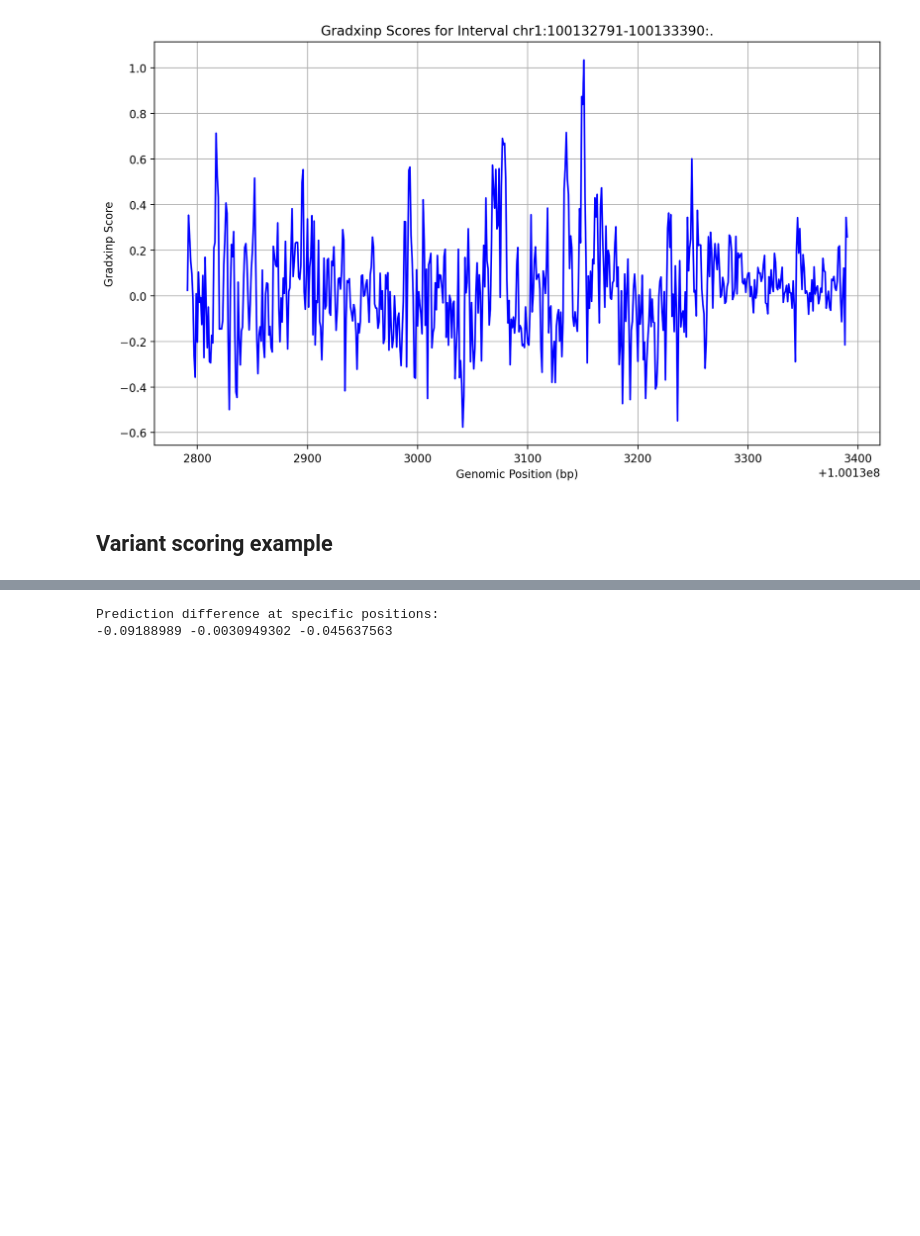
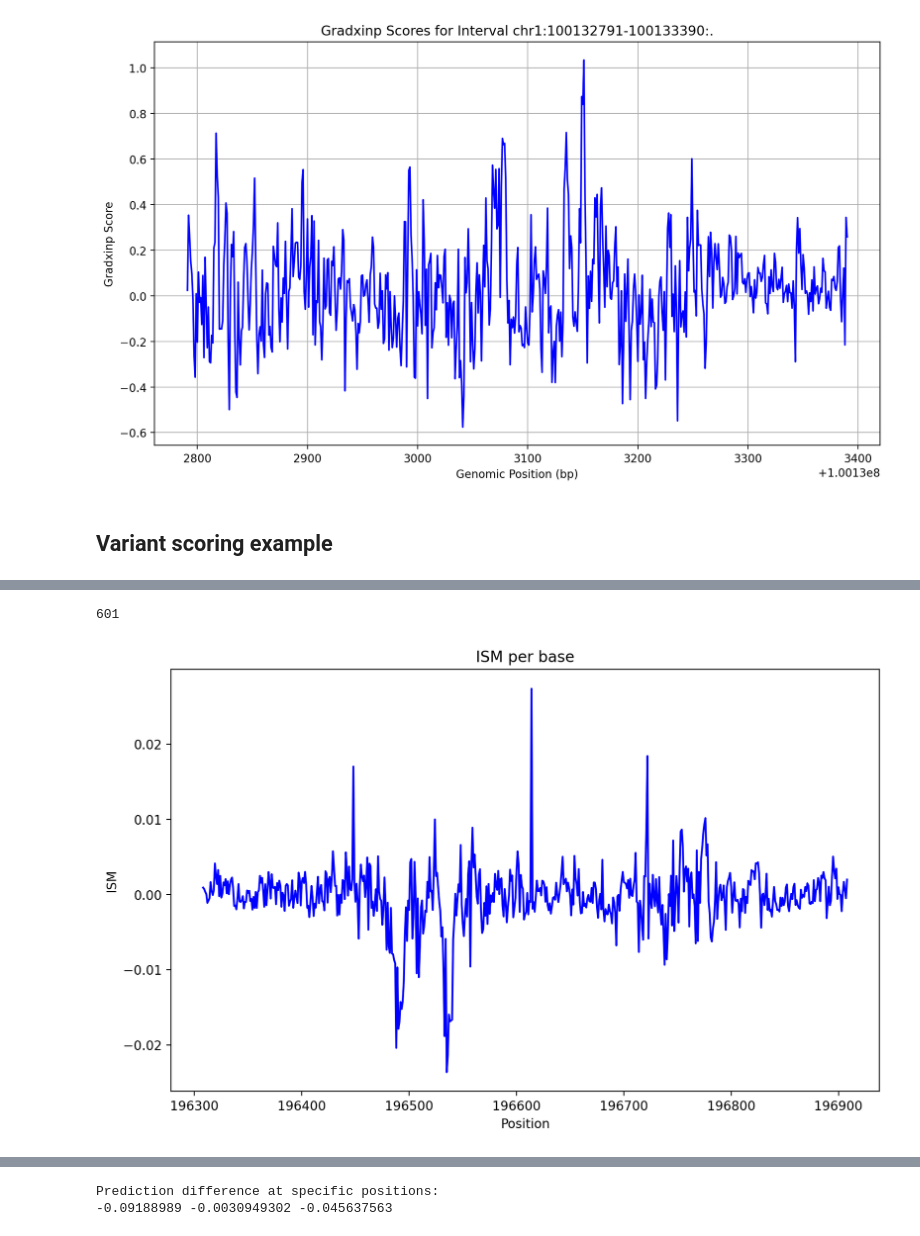
Before and after one commit to Renee2333/Academic-Trash, a Jupyter notebook: enformer/enformer-usage.ipynb, the cells around one changed output, grey strips where cells are left out. Drawn from its saved outputs; the diff is of its cells as text; code cells hidden in the pictures; blank space fills up the shorter version.

```diff
--- a/enformer/enformer-usage.ipynb
+++ b/enformer/enformer-usage.ipynb
@@ -362,21 +361,3 @@ plot_contribution_scores(target_interval, contribution_scores[196308:196908])
 [figure]
 # %% [markdown]
 ## Variant scoring example
-# %%
-# @title Score the variant
-variant = kipoiseq.Variant('chr16', 57025062, 'C', 'G')
-
-# Center the interval at the variant
-interval = kipoiseq.Interval(variant.chrom, variant.start, variant.start).resize(SEQUENCE_LENGTH)
-seq_extractor = kipoiseq.extractors.VariantSeqExtractor(reference_sequence=fasta_extractor)
-center = interval.center() - interval.start
-
-reference = seq_extractor.extract(interval, [], anchor=center)
-alternate = seq_extractor.extract(interval, [variant], anchor=center)
-
-# Make predictions for the refernece and alternate allele
-reference_prediction = model.predict_on_batch(one_hot_encode(reference)[np.newaxis])['human'][0]
-alternate_prediction = model.predict_on_batch(one_hot_encode(alternate)[np.newaxis])['human'][0]
-print(alternate_prediction[448][27]-reference_prediction[448][27],
-      alternate_prediction[448][91]-reference_prediction[448][91],
-      alternate_prediction[448][234]-reference_prediction[448][234])
@@ -384,0 +449,13 @@ print(alternate_prediction[448][27]-reference_prediction[448][27],
+# %%
+# plot ism
+positions = list(range(start_pos, end_pos + 1))  # x轴为位置
+print(len(average_changes))
+plt.figure(figsize=(10, 6))
+plt.plot(positions, average_changes, label="Average Change", color='b')
+plt.xlabel('Position')
+plt.ylabel('ISM')
+plt.title('ISM per base')
+plt.show()
+# %% [output]
+601
+[figure, added]
```
Also changed, not shown: parts of 8 cells of this notebook.
